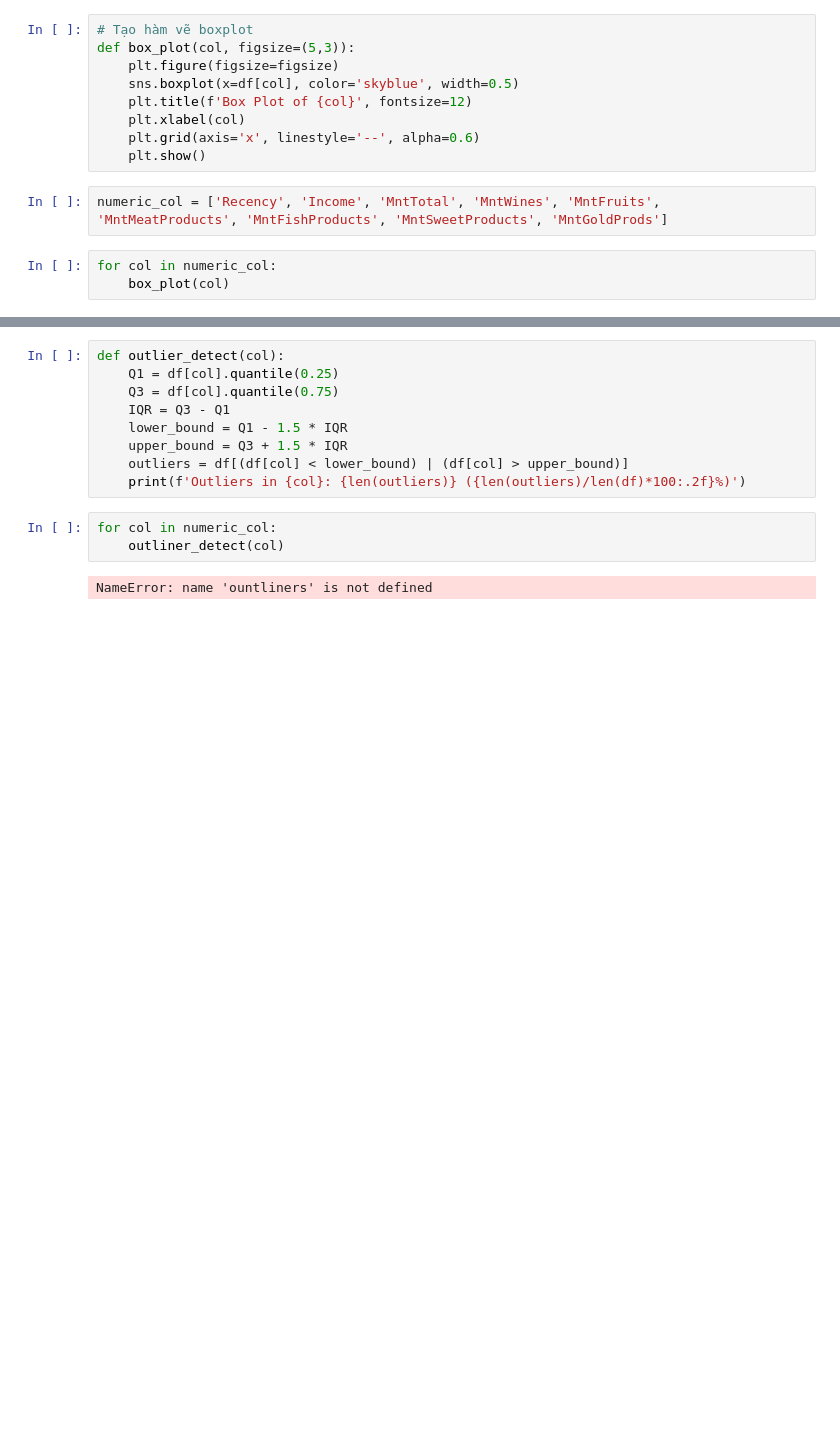
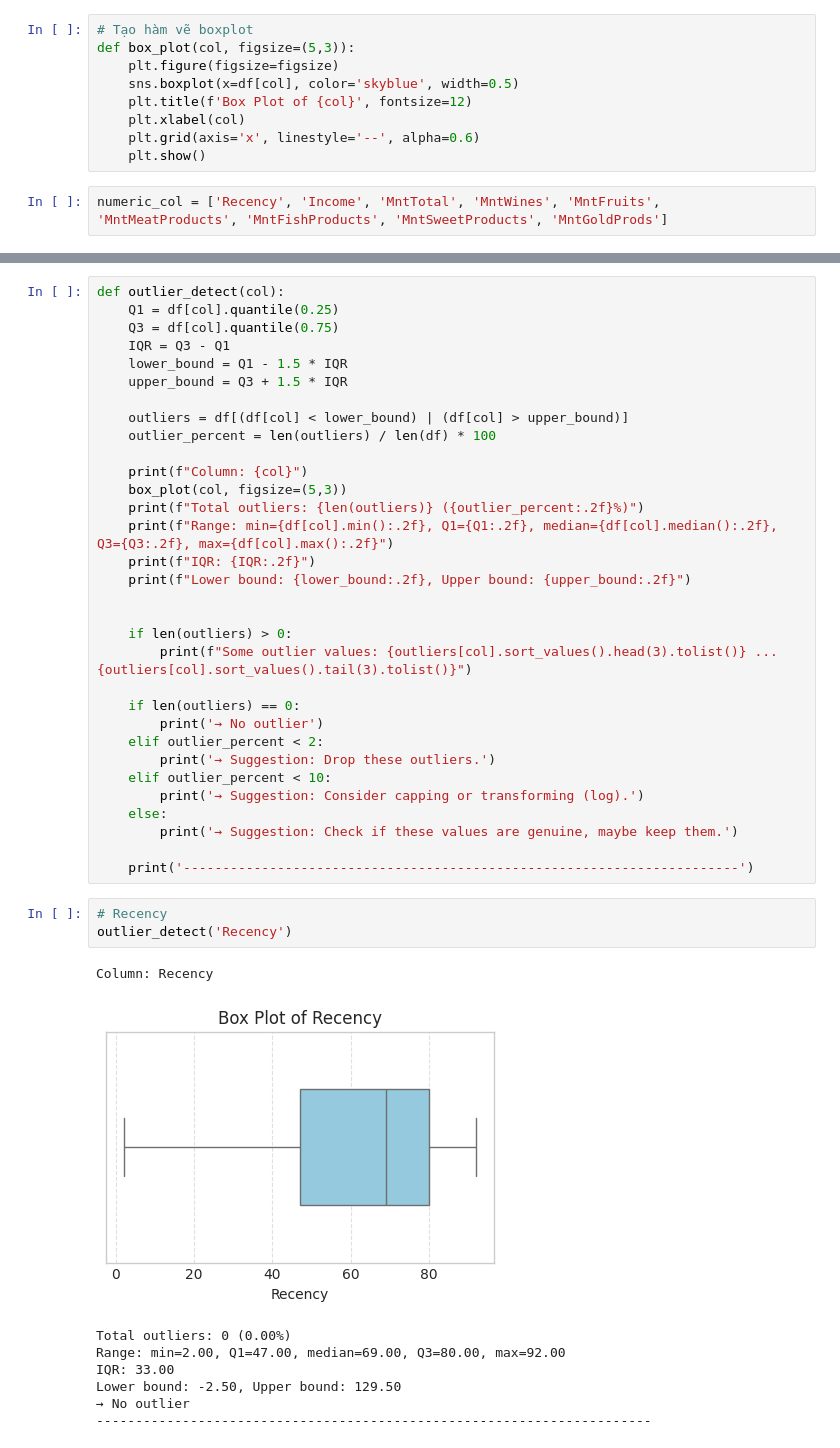
Before and after one commit to nh-adorie/adorie-data-projects, a Jupyter notebook: customer-personality-analysis/notebooks/1_eda_cleaning.ipynb, the cells around one changed output, grey strips where cells are left out. Saved outputs shown, nothing was run; the diff lists cells and outputs as text; blank space fills up the shorter version.

```diff
--- a/customer-personality-analysis/notebooks/1_eda_cleaning.ipynb
+++ b/customer-personality-analysis/notebooks/1_eda_cleaning.ipynb
@@ -330,6 +337,3 @@ def box_plot(col, figsize=(5,3)):
     plt.show()
 # %%
 numeric_col = ['Recency', 'Income', 'MntTotal', 'MntWines', 'MntFruits', 'MntMeatProducts', 'MntFishProducts', 'MntSweetProducts', 'MntGoldProds']
-# %%
-for col in numeric_col:
-    box_plot(col)
@@ -350,10 +344,40 @@ def outlier_detect(col):
     IQR = Q3 - Q1
     lower_bound = Q1 - 1.5 * IQR
     upper_bound = Q3 + 1.5 * IQR
+
     outliers = df[(df[col] < lower_bound) | (df[col] > upper_bound)]
-    print(f'Outliers in {col}: {len(outliers)} ({len(outliers)/len(df)*100:.2f}%)')
+    outlier_percent = len(outliers) / len(df) * 100
+
+    print(f"Column: {col}")
+    box_plot(col, figsize=(5,3))
+    print(f"Total outliers: {len(outliers)} ({outlier_percent:.2f}%)")
+    print(f"Range: min={df[col].min():.2f}, Q1={Q1:.2f}, median={df[col].median():.2f}, Q3={Q3:.2f}, max={df[col].max():.2f}")
+    print(f"IQR: {IQR:.2f}")
+    print(f"Lower bound: {lower_bound:.2f}, Upper bound: {upper_bound:.2f}")
+
+
+    if len(outliers) > 0:
+        print(f"Some outlier values: {outliers[col].sort_values().head(3).tolist()} ... {outliers[col].sort_values().tail(3).tolist()}")
+
+    if len(outliers) == 0:
+        print('→ No outlier')
+    elif outlier_percent < 2:
+        print('→ Suggestion: Drop these outliers.')
+    elif outlier_percent < 10:
+        print('→ Suggestion: Consider capping or transforming (log).')
+    else:
+        print('→ Suggestion: Check if these values are genuine, maybe keep them.')
+
+    print('-----------------------------------------------------------------------')
-# %%
-for col in numeric_col:
-    outliner_detect(col)
-# %% [output]
-NameError: name 'ountliners' is not defined
+# %%
+# Recency
+outlier_detect('Recency')
+# %% [output]
+Column: Recency
+[figure, added]
+Total outliers: 0 (0.00%)
+Range: min=2.00, Q1=47.00, median=69.00, Q3=80.00, max=92.00
+IQR: 33.00
+Lower bound: -2.50, Upper bound: 129.50
+→ No outlier
+-----------------------------------------------------------------------
```
Also changed, not shown: parts of 65 cells of this notebook.
